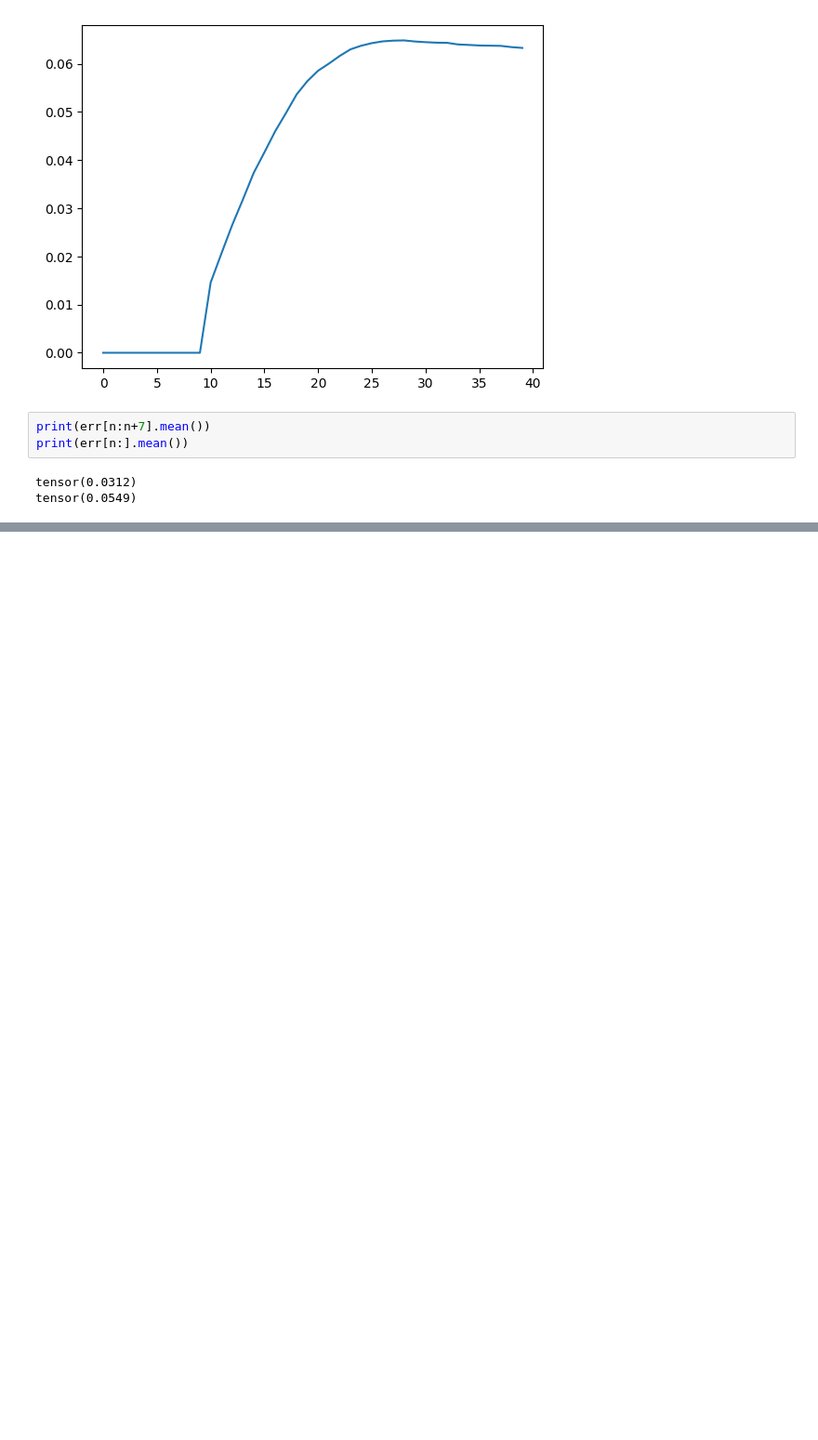
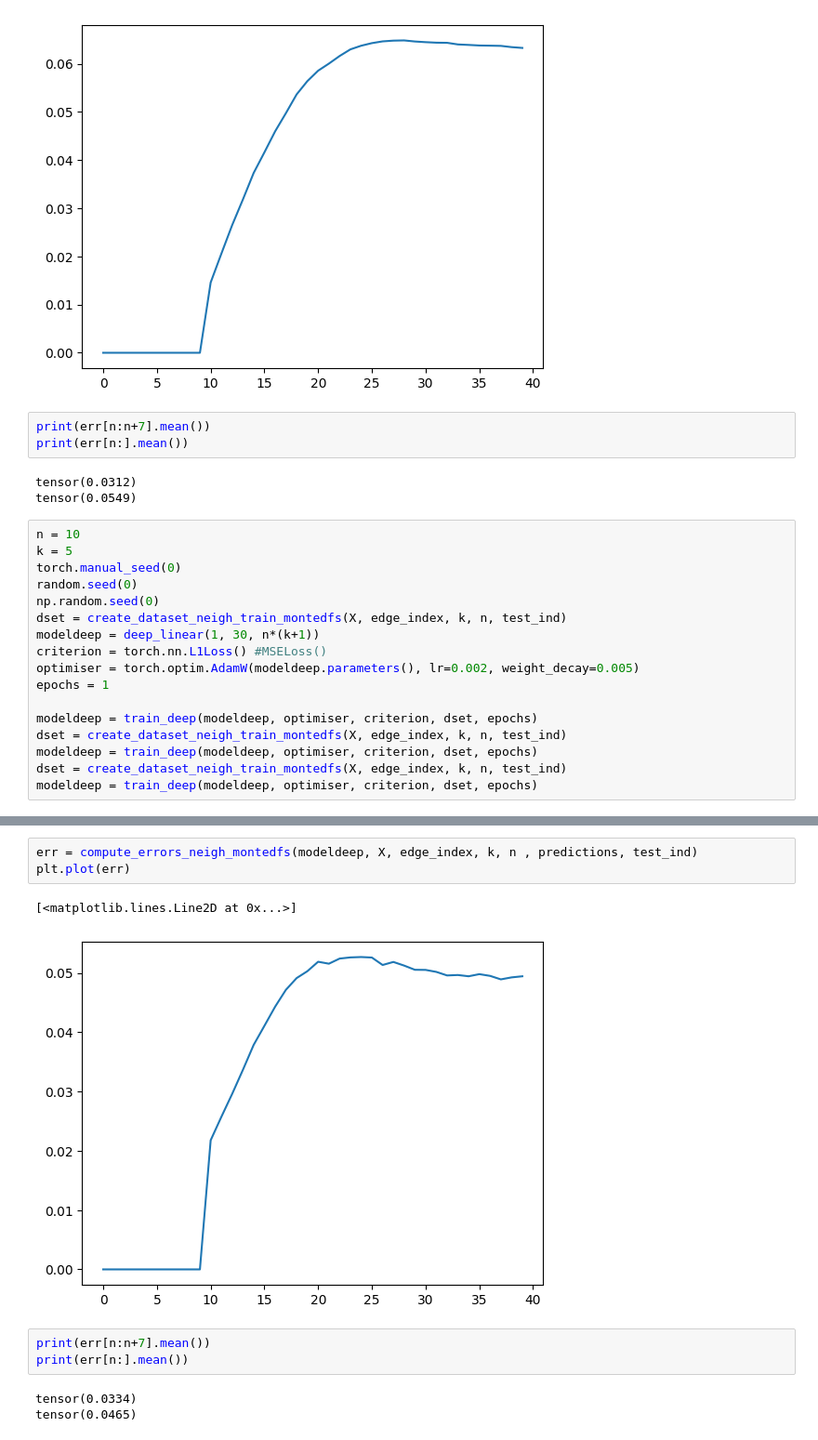
Before and after one commit to tadejpetric/nsu, a Jupyter notebook: dn5/naloga.ipynb, the cells around one changed output, grey strips where cells are left out. Shown at 93% size. Saved outputs shown, nothing was run; the diff lists cells and outputs as text; blank space fills up the shorter version.

```diff
--- a/dn5/naloga.ipynb
+++ b/dn5/naloga.ipynb
@@ -483,3 +488,20 @@ print(err[n:].mean())
 # %% [output]
 tensor(0.0312)
 tensor(0.0549)
+# %%
+n = 10
+k = 5
+torch.manual_seed(0)
+random.seed(0)
+np.random.seed(0)
+dset = create_dataset_neigh_train_montedfs(X, edge_index, k, n, test_ind)
+modeldeep = deep_linear(1, 30, n*(k+1))
+criterion = torch.nn.L1Loss() #MSELoss()
+optimiser = torch.optim.AdamW(modeldeep.parameters(), lr=0.002, weight_decay=0.005)
+epochs = 1
+
+modeldeep = train_deep(modeldeep, optimiser, criterion, dset, epochs)
+dset = create_dataset_neigh_train_montedfs(X, edge_index, k, n, test_ind)
+modeldeep = train_deep(modeldeep, optimiser, criterion, dset, epochs)
+dset = create_dataset_neigh_train_montedfs(X, edge_index, k, n, test_ind)
+modeldeep = train_deep(modeldeep, optimiser, criterion, dset, epochs)
@@ -485,0 +526,12 @@ tensor(0.0549)
+# %%
+err = compute_errors_neigh_montedfs(modeldeep, X, edge_index, k, n , predictions, test_ind)
+plt.plot(err)
+# %% [output]
+[<matplotlib.lines.Line2D at 0x...>]
+[figure, added]
+# %%
+print(err[n:n+7].mean())
+print(err[n:].mean())
+# %% [output]
+tensor(0.0334)
+tensor(0.0465)
```
Also changed, not shown: parts of 8 cells of this notebook, 5 other files.
